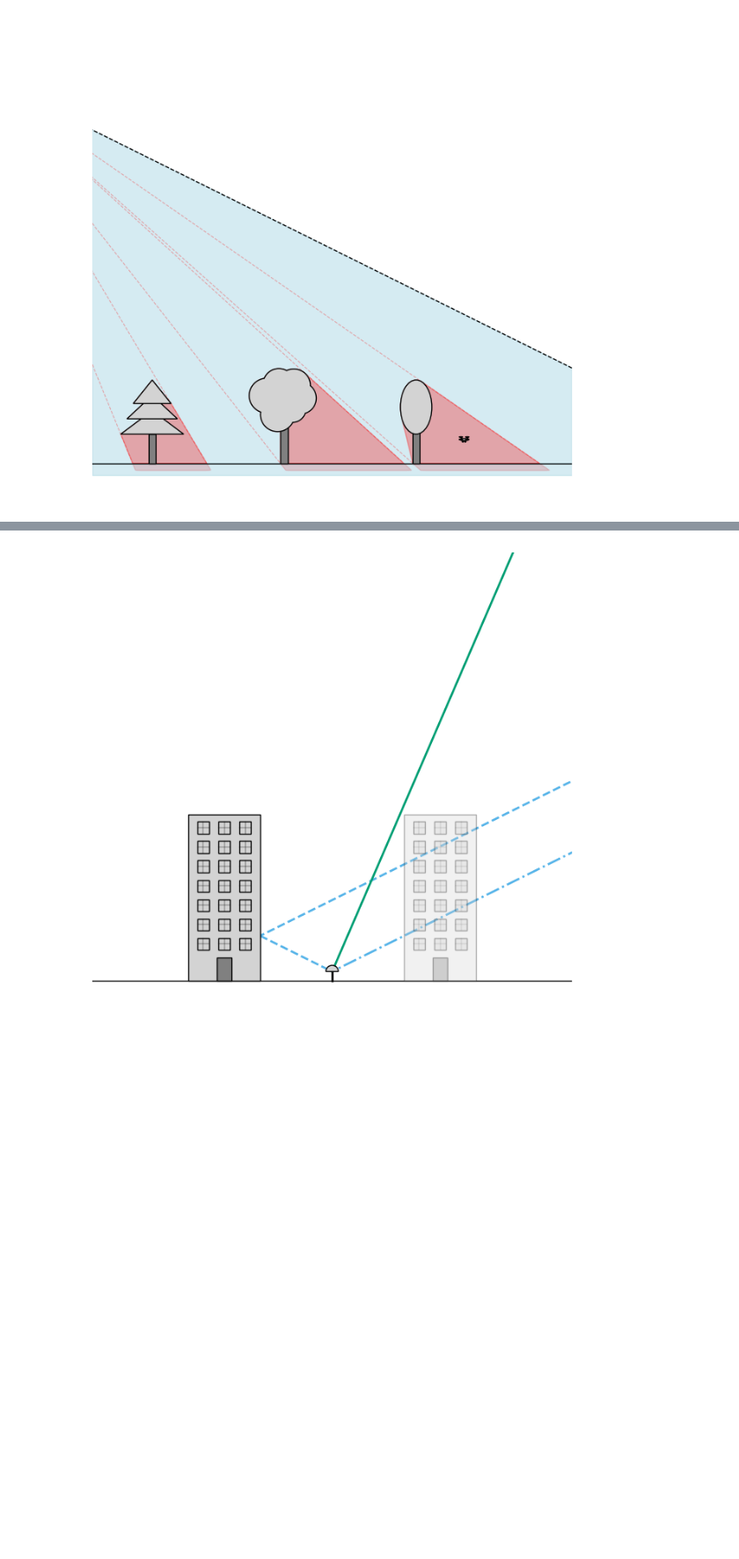
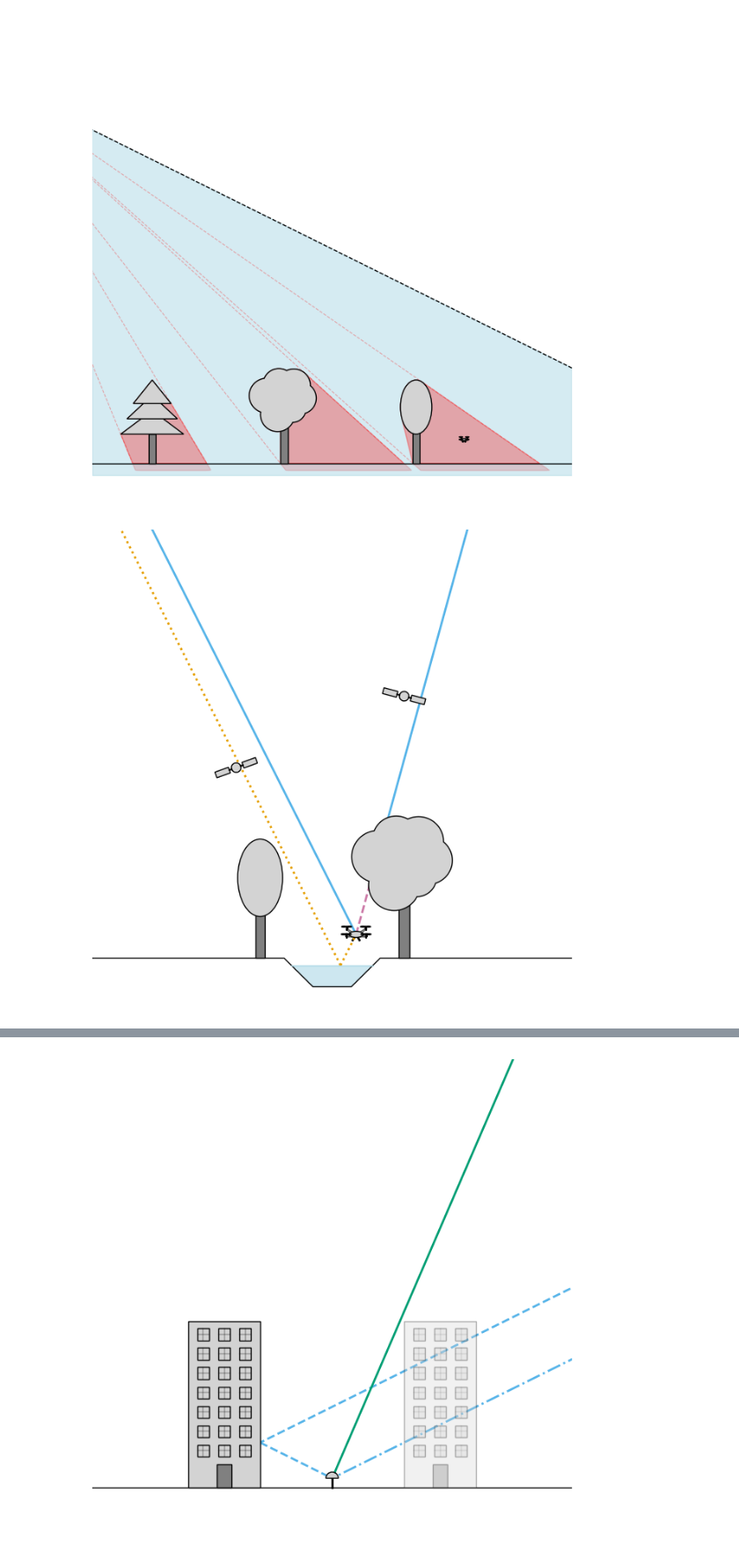
Before and after one commit to R0hero/gsi, a Jupyter notebook: example_scripts.ipynb, the cells around one changed output, grey strips where cells are left out. Shown at 88% size. Saved outputs shown, nothing was run; the diff lists cells and outputs as text; code cells hidden in the pictures; blank space fills up the shorter version.

```diff
--- a/example_scripts.ipynb
+++ b/example_scripts.ipynb
@@ -65,4 +65,38 @@ ax.axis('off')
 plt.tick_params(left = False, right = False, labelleft = False, labelbottom = False, bottom = False)
 # %% [output]
 [figure]
+# %%
+right_satellite = Satellite(position=(15, 55), rotation=-15)
+left_satellite = Satellite(position=(-20, 40), rotation=20)
+far_right_satellite = Satellite(position=(15e10, 55e10))
+far_left_satellite = Satellite(position=(-20e10, 40e10))
+ground = Ground(groundtype='River',river_x=(-10,10), bank_slope=0.3)
+receiver = Drone(position=(5, 5))
+
+left_tree = Tree(position=(-15, 0), height=25, treetype='Poplar')
+right_tree = Tree(position=(15, 0), height=30, treetype='Deciduous')
+
+fixed_x_limits = (-50, 50)
+
+fig, ax = plt.subplots(figsize=(8,8))
+
+ground.plot(ax, x_limits=fixed_x_limits)
+right_satellite.plot(ax)
+left_satellite.plot(ax)
+receiver.plot(ax, scale=1.5)
+
+left_tree.plot(ax)
+right_tree.plot(ax)
+
+far_right_satellite.draw_signal(ax, receiver, left_tree, right_tree, color='#56B4E9', attenuated_color='#CC79A7', attenuated_linestyle='--', linewidth=2)
+far_left_satellite.draw_signal(ax, receiver, left_tree, right_tree, color='#56B4E9', attenuated_color='#CC79A7', attenuated_linestyle='--', linewidth=2)
+far_left_satellite.draw_signal(ax, ground, receiver, color='#E69F00', linestyle=':', linewidth=2)
+# static settings
+ax.set_xlim(fixed_x_limits)
+ax.set_ylim([-10, fixed_x_limits[1]-fixed_x_limits[0]-10])
+
+ax.axis('off')
+plt.tick_params(left = False, right = False, labelleft = False, labelbottom = False, bottom = False)
+# %% [output]
+[figure, added]
 # %%
```
Also changed, not shown: parts of 12 cells of this notebook, 2 other files.
